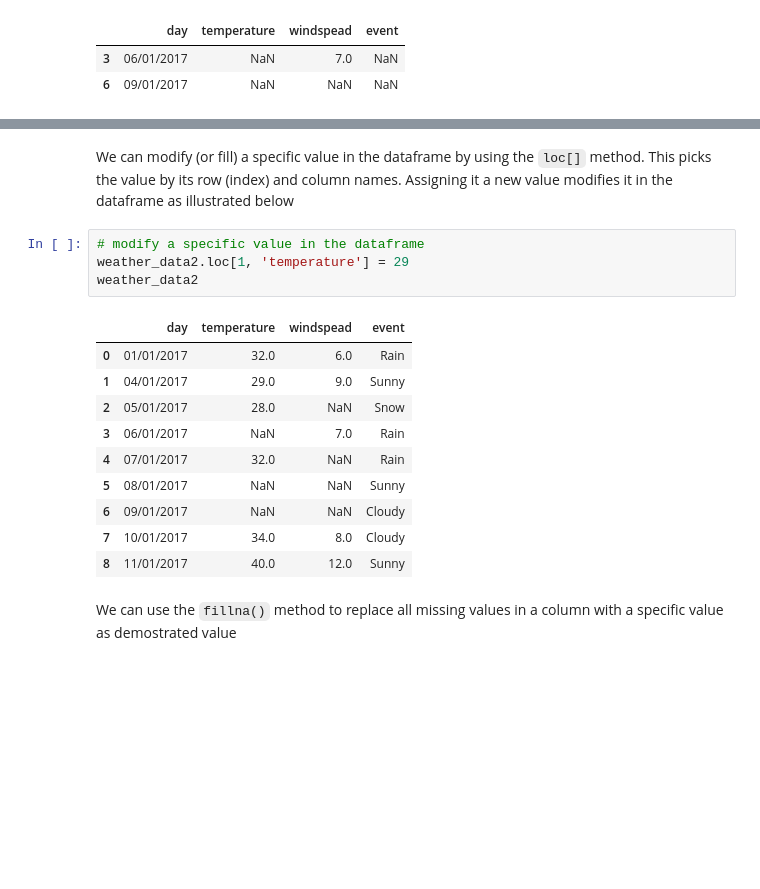
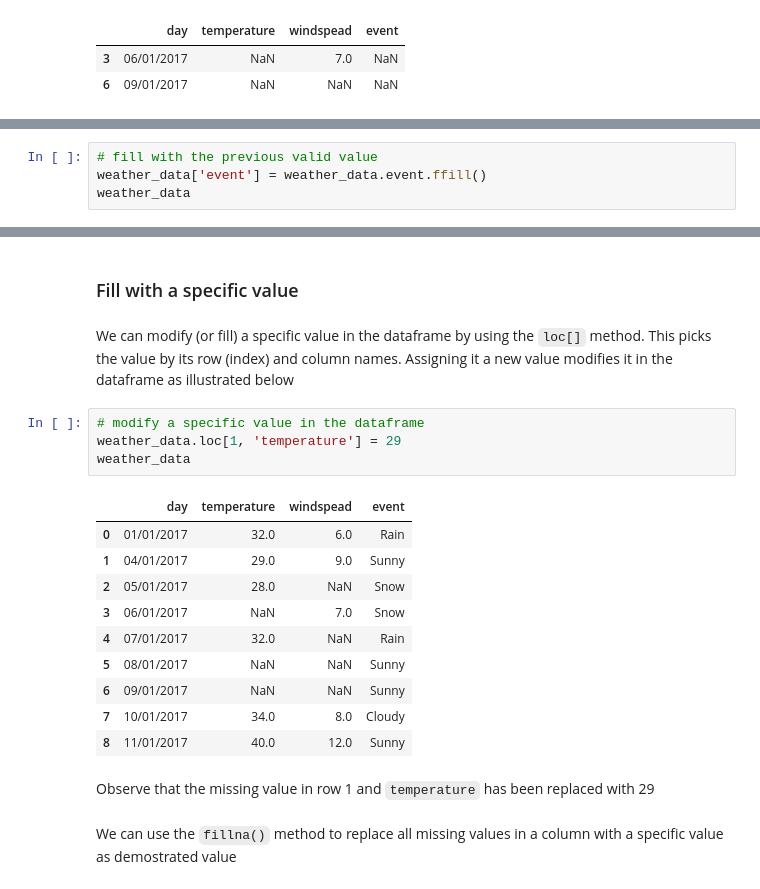
Before and after one commit to dataidea/dataidea-ugandafootball, a Jupyter notebook: nbs/Python Data Analysis/Week2 Cleaning Intro/21_weather_data.ipynb, the cells around one changed output, grey strips where cells are left out. Drawn from its saved outputs; the diff is of its cells as text; blank space fills up the shorter version.

```diff
--- a/nbs/Python Data Analysis/Week2 Cleaning Intro/21_weather_data.ipynb
+++ b/nbs/Python Data Analysis/Week2 Cleaning Intro/21_weather_data.ipynb
@@ -150,0 +147,4 @@ weather_data2
+# %%
+# fill with the previous valid value
+weather_data['event'] = weather_data.event.ffill()
+weather_data
@@ -151,20 +185,24 @@ weather_data2
+# %% [markdown]
+### Fill with a specific value
 # %% [markdown]
 We can modify (or fill) a specific value in the dataframe by using the `loc[]` method. This picks the value by its row (index) and column names. Assigning it a new value modifies it in the dataframe as illustrated below
 # %%
 # modify a specific value in the dataframe
-weather_data2.loc[1, 'temperature'] = 29
-weather_data2
+weather_data.loc[1, 'temperature'] = 29
+weather_data
 # %% [output]
 |  | day | temperature | windspead | event |
 | 0 | 01/01/2017 | 32.0 | 6.0 | Rain |
 | 1 | 04/01/2017 | 29.0 | 9.0 | Sunny |
 | 2 | 05/01/2017 | 28.0 | NaN | Snow |
-| 3 | 06/01/2017 | NaN | 7.0 | Rain |
+| 3 | 06/01/2017 | NaN | 7.0 | Snow |
 | 4 | 07/01/2017 | 32.0 | NaN | Rain |
 | 5 | 08/01/2017 | NaN | NaN | Sunny |
-| 6 | 09/01/2017 | NaN | NaN | Cloudy |
+| 6 | 09/01/2017 | NaN | NaN | Sunny |
 | 7 | 10/01/2017 | 34.0 | 8.0 | Cloudy |
 | 8 | 11/01/2017 | 40.0 | 12.0 | Sunny |
+# %% [markdown]
+Observe that the missing value in row 1 and `temperature` has been replaced with 29
 # %% [markdown]
 We can use the `fillna()` method to replace all missing values in a column with a specific value as demostrated value
 # %%
```
Also changed, not shown: parts of 30 cells of this notebook, 1 other file.
